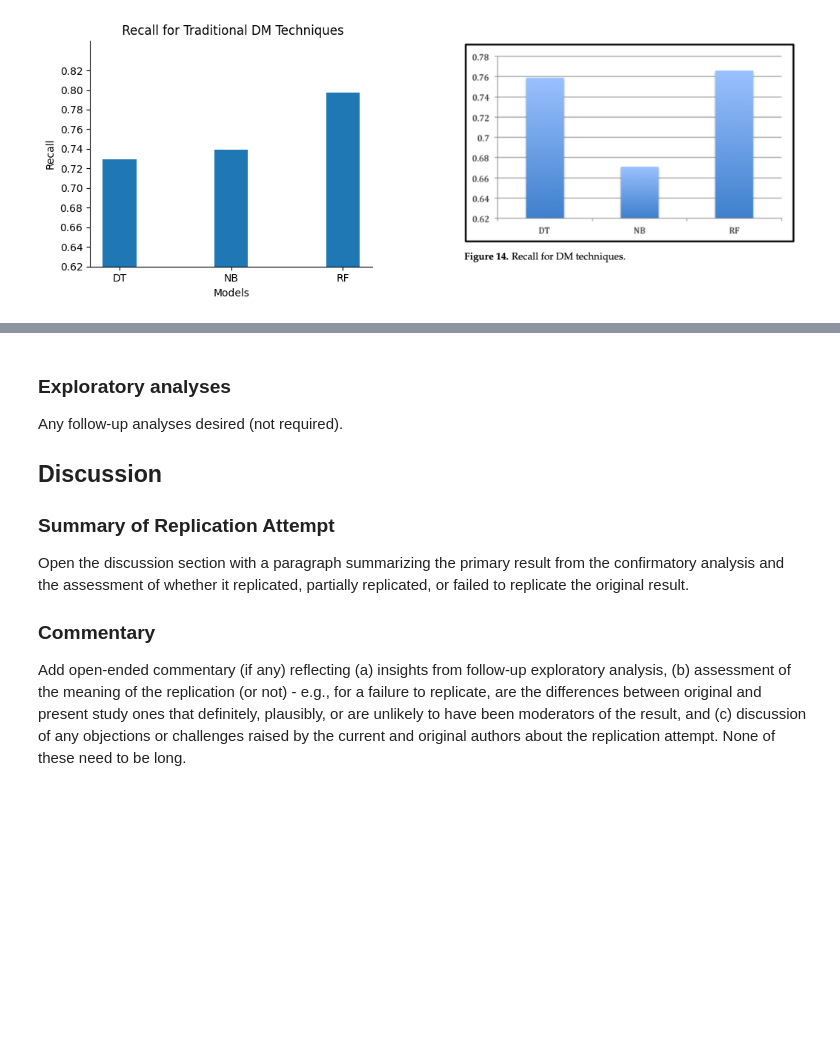
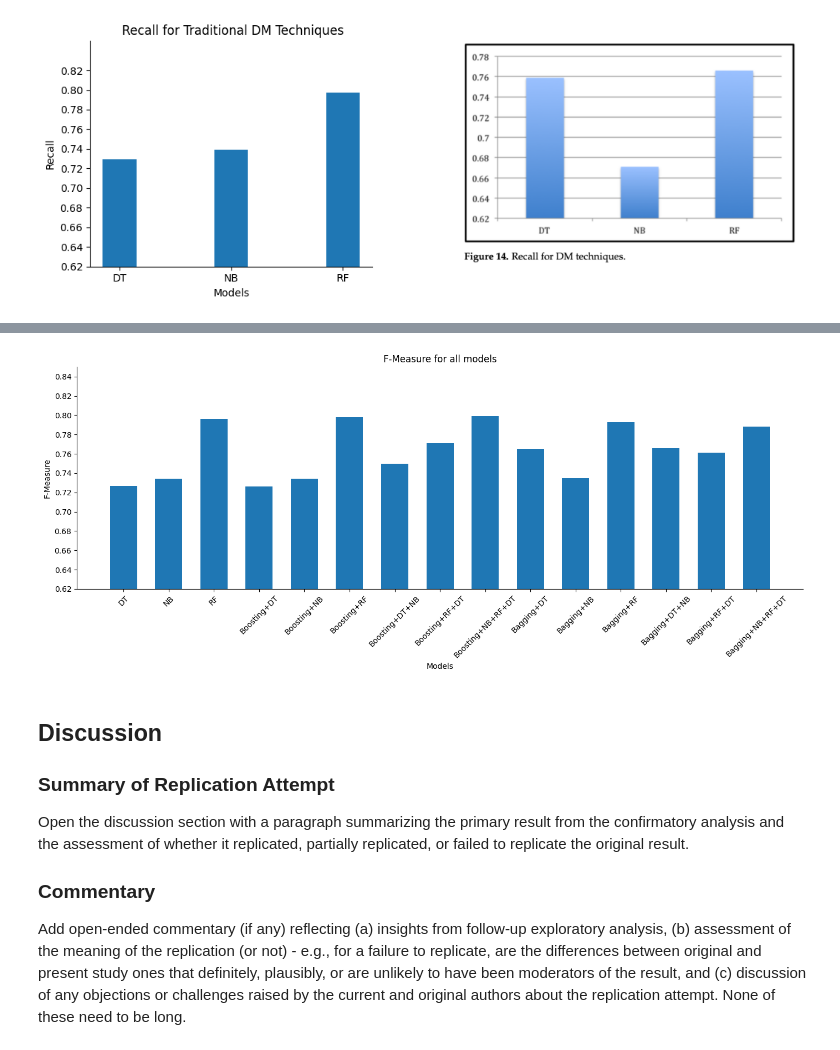
Before and after one commit to ucsd-psych201a/alsulami2023, a Jupyter notebook: writeup/Reproducibility Report.ipynb, the cells around one changed output, grey strips where cells are left out. Saved outputs shown, nothing was run; the diff lists cells and outputs as text; code cells hidden in the pictures; blank space fills up the shorter version.

```diff
--- a/writeup/Reproducibility Report.ipynb
+++ b/writeup/Reproducibility Report.ipynb
@@ -937,9 +971,31 @@ plt.show()
+# %%
+# Extract f1 values
+f1 = [model[3] for model in results.values()]
+
+# Plot the bar chart for precision
+plt.figure(figsize=(14, 6))
+plt.bar(results.keys(), f1, width=0.6)
+plt.title("F-Measure for all models")
+plt.xlabel("Models")
+plt.ylabel("F-Measure")
+plt.ylim(0.62, max(recall) + 0.05)  # Set y-axis limits
+
+# Define custom y-ticks
+plt.yticks([round(tick, 2) for tick in frange(0.62, max(f1) + 0.05, 0.02)])
+
+# Rotate x-axis labels for better readability
+plt.xticks(rotation=45)
+
+# Remove the top and right spines
+plt.gca().spines['top'].set_visible(False)
+plt.gca().spines['right'].set_visible(False)
+
+# Adjust layout and show the plot
+plt.tight_layout()
+plt.show()
+# %% [output]
+[figure, added]
 # %% [markdown]
-
-### Exploratory analyses
-
-Any follow-up analyses desired (not required).
-
 ## Discussion
 
 ### Summary of Replication Attempt
```
Also changed, not shown: parts of 4 cells of this notebook, 1 other file.
